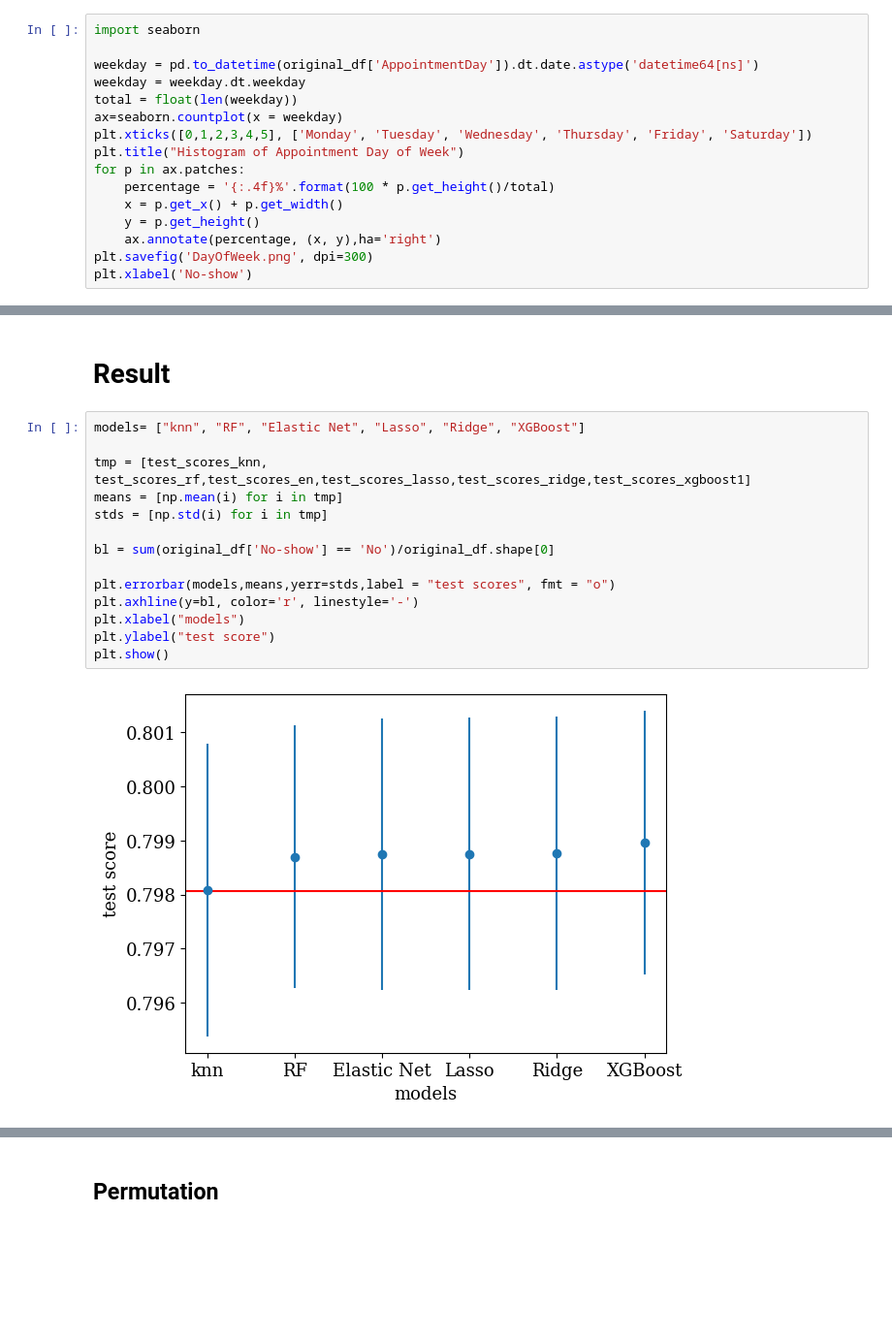
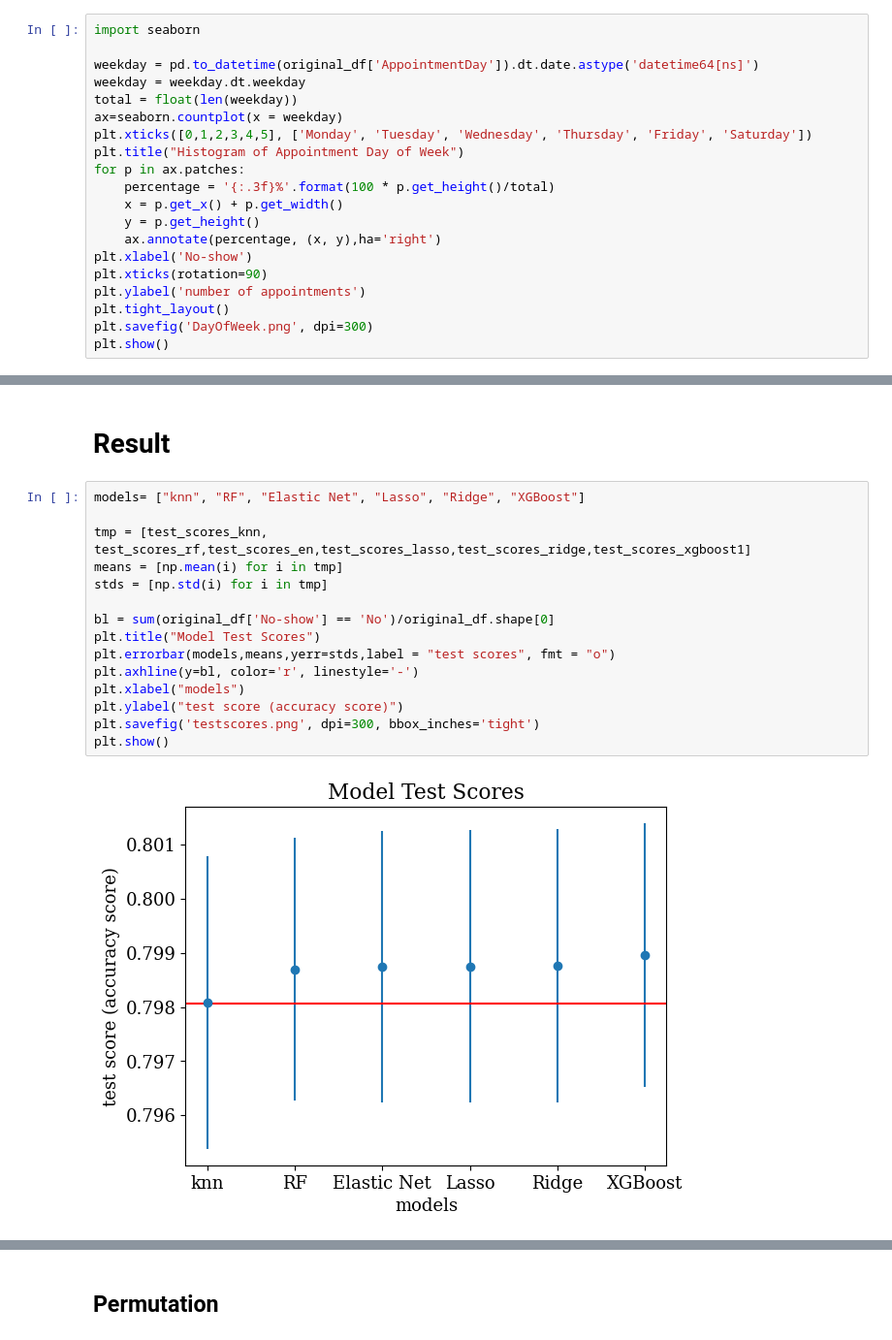
Before and after one commit to f18bc/data1030project, a Jupyter notebook: src/Final Project.ipynb, the cells around one changed output, grey strips where cells are left out. Shown at 97% size. Drawn from its saved outputs; the diff is of its cells as text; blank space fills up the shorter version.

```diff
--- a/src/Final Project.ipynb
+++ b/src/Final Project.ipynb
@@ -340,10 +340,14 @@ ax=seaborn.countplot(x = weekday)
 plt.xticks([0,1,2,3,4,5], ['Monday', 'Tuesday', 'Wednesday', 'Thursday', 'Friday', 'Saturday'])
 plt.title("Histogram of Appointment Day of Week")
 for p in ax.patches:
-    percentage = '{:.4f}%'.format(100 * p.get_height()/total)
+    percentage = '{:.3f}%'.format(100 * p.get_height()/total)
     x = p.get_x() + p.get_width()
     y = p.get_height()
     ax.annotate(percentage, (x, y),ha='right')
+plt.xlabel('No-show')
+plt.xticks(rotation=90)
+plt.ylabel('number of appointments')
+plt.tight_layout()
 plt.savefig('DayOfWeek.png', dpi=300)
-plt.xlabel('No-show')
+plt.show()
 # %% [output]
@@ -1454,16 +1457,17 @@ final_models_xgboost2 = final_models
 # %%
 models= ["knn", "RF", "Elastic Net", "Lasso", "Ridge", "XGBoost"]
 
 tmp = [test_scores_knn, test_scores_rf,test_scores_en,test_scores_lasso,test_scores_ridge,test_scores_xgboost1]
 means = [np.mean(i) for i in tmp]
 stds = [np.std(i) for i in tmp]
 
 bl = sum(original_df['No-show'] == 'No')/original_df.shape[0]
-
+plt.title("Model Test Scores")
 plt.errorbar(models,means,yerr=stds,label = "test scores", fmt = "o")
 plt.axhline(y=bl, color='r', linestyle='-')
 plt.xlabel("models")
-plt.ylabel("test score")
+plt.ylabel("test score (accuracy score)")
+plt.savefig('testscores.png', dpi=300, bbox_inches='tight')
 plt.show()
 # %% [output]
-[figure, old version]
+[figure, new version]
```
Also changed, not shown: parts of 71 cells of this notebook, 19 other files.
